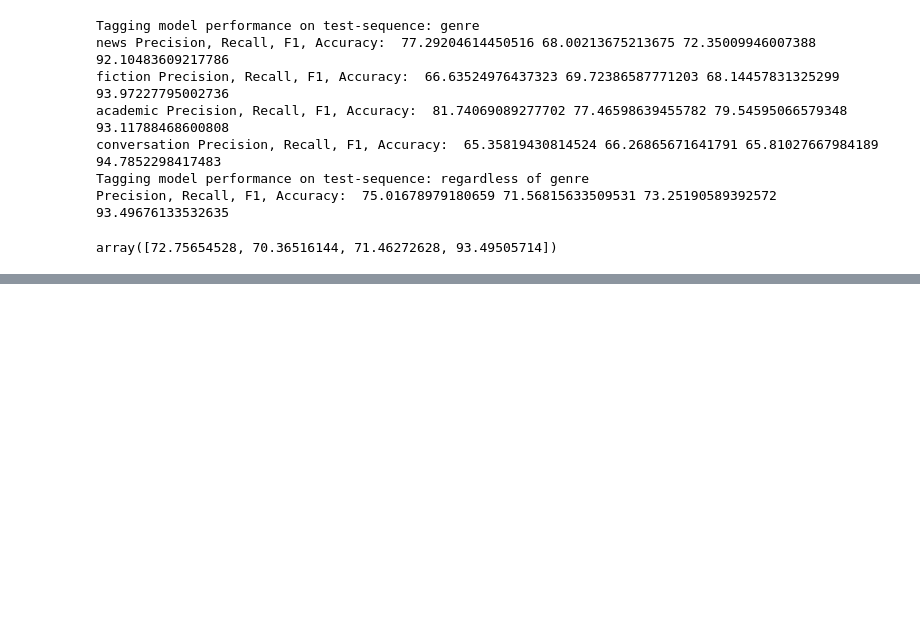
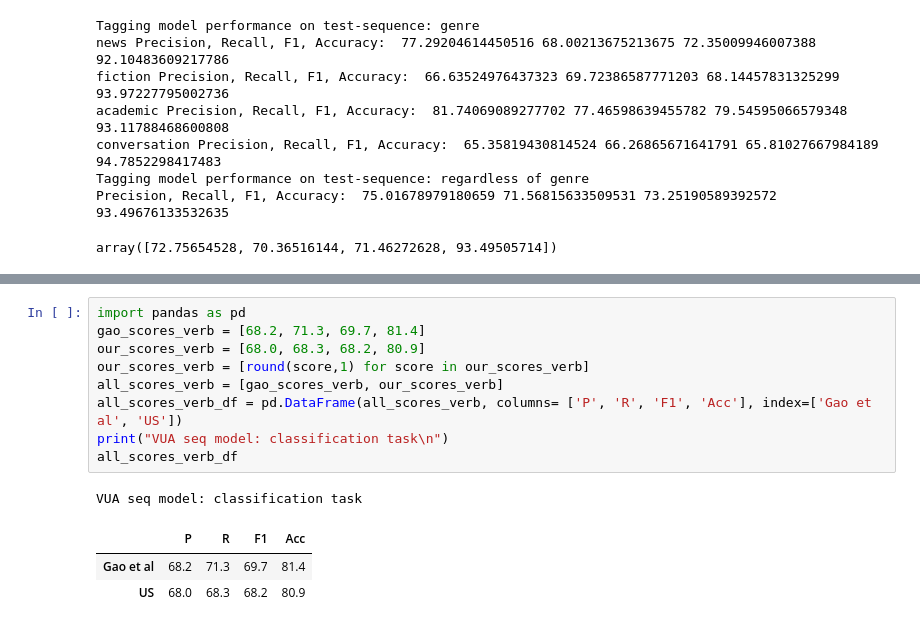
Before and after one commit to cmsc-25700/metaphor-detection, a Jupyter notebook: notebooks/sequence/replicate_vua_seq_model_for_classification.ipynb, the cells around one changed output, grey strips where cells are left out. Cells and saved outputs as stored; diff of their text form; blank space fills up the shorter version.

Commit message:
print results for vua_SEQ model on classification task

```diff
--- a/notebooks/sequence/replicate_vua_seq_model_for_classification.ipynb
+++ b/notebooks/sequence/replicate_vua_seq_model_for_classification.ipynb
@@ -684,0 +681,14 @@ git version 2.17.1
+# %%
+import pandas as pd
+gao_scores_verb = [68.2, 71.3, 69.7, 81.4]
+our_scores_verb = [68.0, 68.3, 68.2, 80.9]
+our_scores_verb = [round(score,1) for score in our_scores_verb]
+all_scores_verb = [gao_scores_verb, our_scores_verb]
+all_scores_verb_df = pd.DataFrame(all_scores_verb, columns= ['P', 'R', 'F1', 'Acc'], index=['Gao et al', 'US'])
+print("VUA seq model: classification task\n")
+all_scores_verb_df
+# %% [output]
+VUA seq model: classification task
+|  | P | R | F1 | Acc |
+| Gao et al | 68.2 | 71.3 | 69.7 | 81.4 |
+| US | 68.0 | 68.3 | 68.2 | 80.9 |
```
Also changed, not shown: parts of 2 cells of this notebook.
